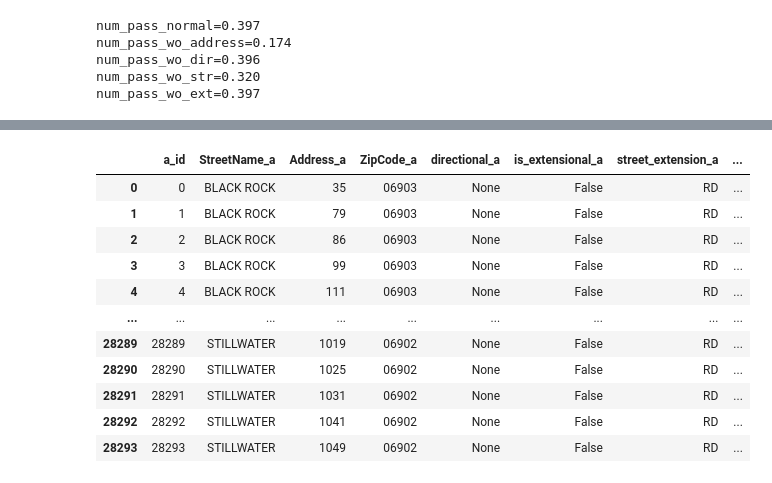
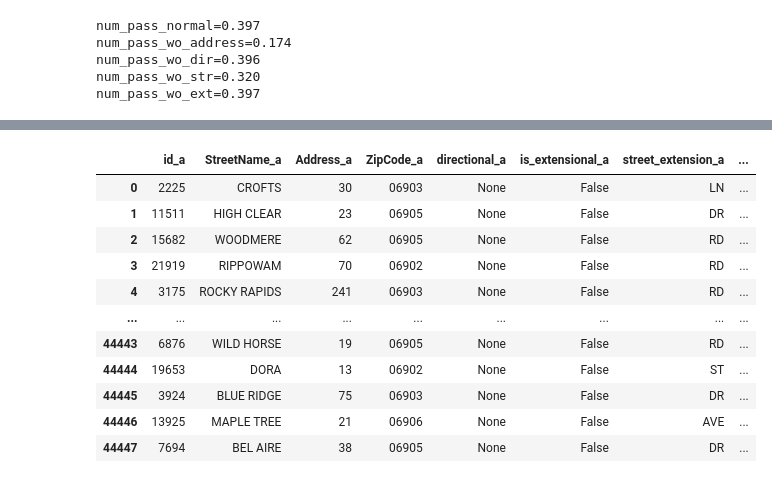
Before and after one commit to DZhang3210/ml-geocoding, a Jupyter notebook: Data/Data_Helpers/stamford_analysis.ipynb, the cells around one changed output, grey strips where cells are left out. Cells and saved outputs as stored; diff of their text form; code cells hidden in the pictures.

Commit message:
finished data processing built write up

```diff
--- a/Data/Data_Helpers/stamford_analysis.ipynb
+++ b/Data/Data_Helpers/stamford_analysis.ipynb
@@ -370,42 +341,85 @@ TypeError: 'float' object is not iterable
 # %%
 #Time to build the freaking data pipeline
 # print(len(train_df_lst)) #14818
 # print(len(new_df)) #28294
 # print(len(corrupted_df)) #28294
 
 n = len(corrupted_df)
 
 new_df
 corrupted_df
 train_df_lst
-def _generate_positive_dataset():
-    combined = pd.merge(new_df, corrupted_df,
-        left_on = "id",
-        right_on ="original_id",
+def _generate_positive_dataset(amount = 10000):
+    indexes = random.sample([i for i in range(len(new_df))], k=amount)
+    good = new_df.iloc[indexes]
+    bad = corrupted_df.iloc[indexes]
+    combined = pd.merge(good, bad,
+        left_index = True,
+        right_index = True,
         suffixes = ("_a", "_b")
     )
-    combined.rename(columns = {"id": "a_id", "original_id":"b_id"}, inplace = True)
+    combined.rename(columns = {"id": "id_a", "original_id":"id_b"}, inplace = True)
     combined.drop(columns = ["X_COORD_a","Y_COORD_a", "X_COORD_b", "Y_COORD_b"], inplace = True)
     combined["label"] = 1
 
     return combined
 
-# def _generate_easy_negative_dataset():
+def _generate_easy_negative_dataset(amount = 10000):
+    good = new_df.iloc[
+        random.choices([i for i in range(len(new_df))], k = amount)
+    ].reset_index(drop = True)
+    bad = corrupted_df.iloc[
+        random.choices([i for i in range(len(corrupted_df))], k = amount)
+    ].reset_index(drop = True)
+    dataset = pd.merge(good, bad, left_index = True, right_index = True,  suffixes=("_a", "_b"))
+    dataset.drop(columns = ["X_COORD_a","Y_COORD_a","X_COORD_b","Y_COORD_b"], inplace = True)
+    dataset.rename(columns = {"id":"id_a", "original_id":"id_b"}, inplace = True)
+    dataset["label"] = 0
+    return dataset
 
+def _generate_hard_negative_dataset(amount = 10000):
+    chosen_neg_data = [random.sample(_, k = len(_)) for _ in random.sample(train_df_lst, k = amount)]
+    clean_ids = [x[0] for x in chosen_neg_data]
+    dirty_ids = [x[1] for x in chosen_neg_data]
+    good = new_df.set_index("id").loc[clean_ids].reset_index()
+    bad = corrupted_df.set_index("original_id").loc[dirty_ids].reset_index()
+    dataset = pd.merge(good, bad, left_index = True, right_index = True, suffixes = ("_a", "_b"))
+    dataset.drop(columns = ["X_COORD_a","Y_COORD_a","X_COORD_b","Y_COORD_b"], inplace = True)
+    dataset.rename(columns = {"id":"id_a", "original_id":"id_b"}, inplace = True)
+    dataset["label"] = 0
 
+    return dataset
 
-positive_dataset = _generate_positive_dataset()
-positive_dataset
+def _generate_training_data():
+    positive_dataset = _generate_positive_dataset(len(train_df_lst))
+    easy_neg_dataset = _generate_easy_negative_dataset(len(train_df_lst))
+    hard_neg_dataset = _generate_hard_negative_dataset(len(train_df_lst))
+    dataset = pd.concat([positive_dataset, easy_neg_dataset, hard_neg_dataset])
+    dataset = dataset.sample(frac = 1).reset_index(drop = True)
+
+    return dataset
+
+dataset = _generate_training_data()
+dataset
+
+# positive_dataset = _generate_positive_dataset()
+# easy_neg_dataset = _generate_easy_negative_dataset()
+# hard_neg_dataset = _generate_hard_negative_dataset()
+# print(len(new_df), len(corrupted_df), len(train_df_lst))
+# pd.concat([positive_dataset.dtypes, easy_neg_dataset.dtypes, hard_neg_dataset.dtypes], axis = 1)
+
+# print(set(positive_dataset.columns) == set(easy_neg_dataset.columns))
+# print(set(easy_neg_dataset) == set(hard_neg_dataset))
 # %% [output]
-|  | a_id | StreetName_a | Address_a | ZipCode_a | directional_a | is_extensional_a | street_extension_a | ... |
-| 0 | 0 | BLACK ROCK | 35 | 06903 | None | False | RD | ... |
-| 1 | 1 | BLACK ROCK | 79 | 06903 | None | False | RD | ... |
-| 2 | 2 | BLACK ROCK | 86 | 06903 | None | False | RD | ... |
-| 3 | 3 | BLACK ROCK | 99 | 06903 | None | False | RD | ... |
-| 4 | 4 | BLACK ROCK | 111 | 06903 | None | False | RD | ... |
+|  | id_a | StreetName_a | Address_a | ZipCode_a | directional_a | is_extensional_a | street_extension_a | ... |
+| 0 | 2225 | CROFTS | 30 | 06903 | None | False | LN | ... |
+| 1 | 11511 | HIGH CLEAR | 23 | 06905 | None | False | DR | ... |
+| 2 | 15682 | WOODMERE | 62 | 06905 | None | False | RD | ... |
+| 3 | 21919 | RIPPOWAM | 70 | 06902 | None | False | RD | ... |
+| 4 | 3175 | ROCKY RAPIDS | 241 | 06903 | None | False | RD | ... |
 | ... | ... | ... | ... | ... | ... | ... | ... | ... |
-| 28289 | 28289 | STILLWATER | 1019 | 06902 | None | False | RD | ... |
-| 28290 | 28290 | STILLWATER | 1025 | 06902 | None | False | RD | ... |
-| 28291 | 28291 | STILLWATER | 1031 | 06902 | None | False | RD | ... |
-| 28292 | 28292 | STILLWATER | 1041 | 06902 | None | False | RD | ... |
-| 28293 | 28293 | STILLWATER | 1049 | 06902 | None | False | RD | ... |
+| 44443 | 6876 | WILD HORSE | 19 | 06905 | None | False | RD | ... |
+| 44444 | 19653 | DORA | 13 | 06902 | None | False | ST | ... |
+| 44445 | 3924 | BLUE RIDGE | 75 | 06903 | None | False | DR | ... |
+| 44446 | 13925 | MAPLE TREE | 21 | 06906 | None | False | AVE | ... |
+| 44447 | 7694 | BEL AIRE | 38 | 06905 | None | False | DR | ... |
```
Also changed, not shown: parts of 5 cells of this notebook, 19 other files.
